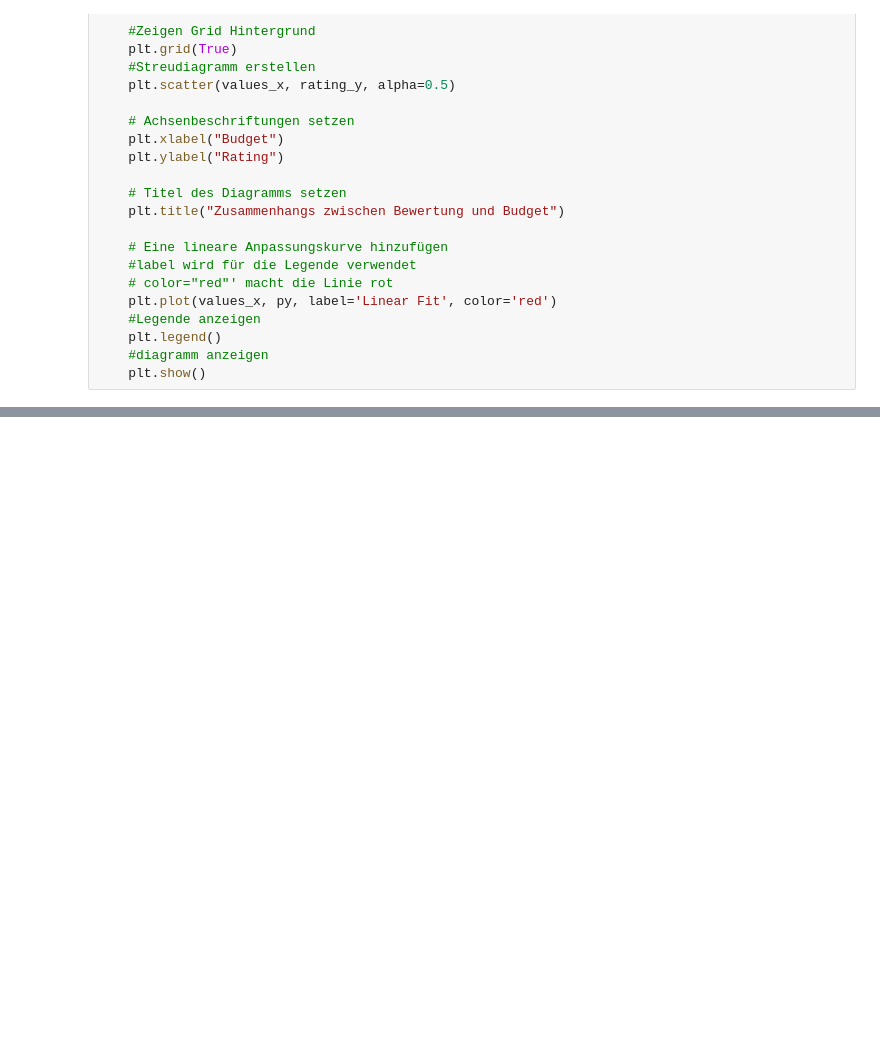
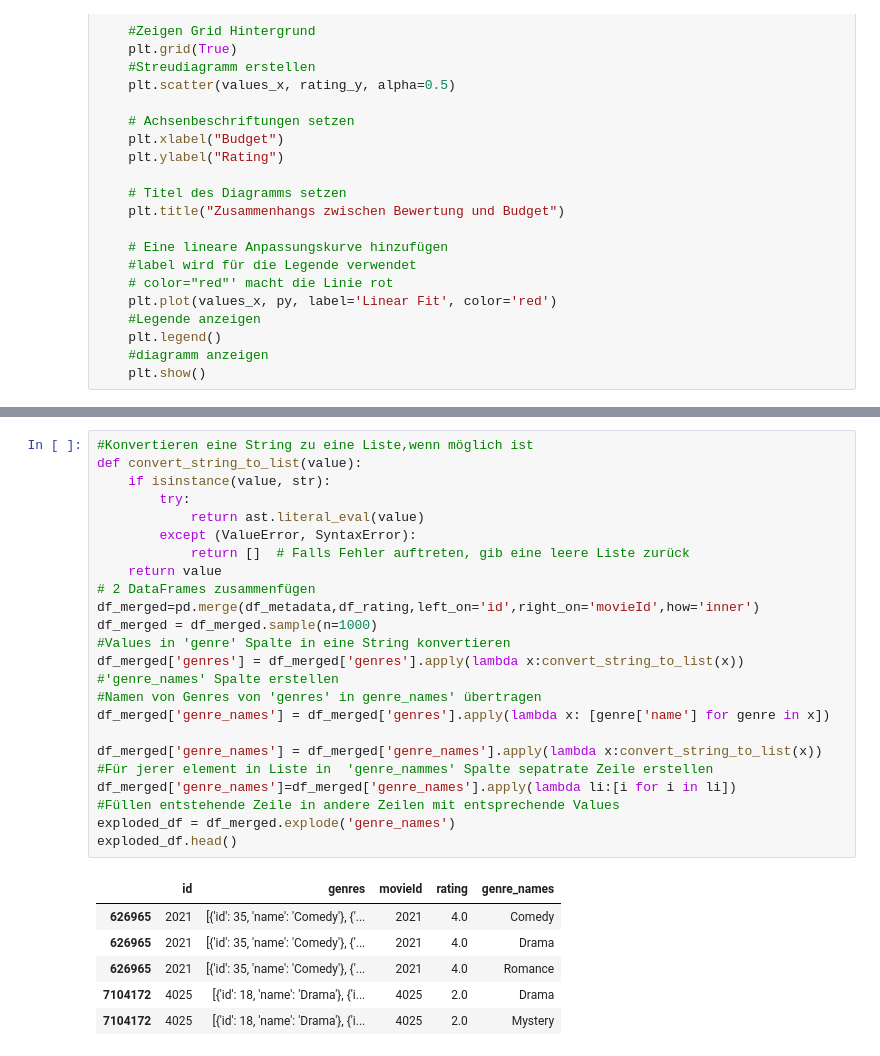
Before and after one commit to Pavloria/Movie-Ratings-Analysis, a Jupyter notebook: rating_analysis.ipynb, the cells around one changed output, grey strips where cells are left out. Drawn from its saved outputs; the diff is of its cells as text; blank space fills up the shorter version.

Commit message:
Andere Structure

```diff
--- a/rating_analysys.ipynb
+++ b/rating_analysis.ipynb
@@ -86,0 +125,31 @@ show_rating_correlation('Budget',values_x,rating_y)
+# %%
+#Konvertieren eine String zu eine Liste,wenn möglich ist
+def convert_string_to_list(value):
+    if isinstance(value, str):
+        try:
+            return ast.literal_eval(value)
+        except (ValueError, SyntaxError):
+            return []  # Falls Fehler auftreten, gib eine leere Liste zurück
+    return value
+# 2 DataFrames zusammenfügen
+df_merged=pd.merge(df_metadata,df_rating,left_on='id',right_on='movieId',how='inner')
+df_merged = df_merged.sample(n=1000)
+#Values in 'genre' Spalte in eine String konvertieren
+df_merged['genres'] = df_merged['genres'].apply(lambda x:convert_string_to_list(x))
+#'genre_names' Spalte erstellen
+#Namen von Genres von 'genres' in genre_names' übertragen
+df_merged['genre_names'] = df_merged['genres'].apply(lambda x: [genre['name'] for genre in x])
+
+df_merged['genre_names'] = df_merged['genre_names'].apply(lambda x:convert_string_to_list(x))
+#Für jerer element in Liste in  'genre_nammes' Spalte sepatrate Zeile erstellen
+df_merged['genre_names']=df_merged['genre_names'].apply(lambda li:[i for i in li])
+#Füllen entstehende Zeile in andere Zeilen mit entsprechende Values
+exploded_df = df_merged.explode('genre_names')
+exploded_df.head()
+# %% [output]
+|  | id | genres | movieId | rating | genre_names |
+| 626965 | 2021 | [{'id': 35, 'name': 'Comedy'}, {'... | 2021 | 4.0 | Comedy |
+| 626965 | 2021 | [{'id': 35, 'name': 'Comedy'}, {'... | 2021 | 4.0 | Drama |
+| 626965 | 2021 | [{'id': 35, 'name': 'Comedy'}, {'... | 2021 | 4.0 | Romance |
+| 7104172 | 4025 | [{'id': 18, 'name': 'Drama'}, {'i... | 4025 | 2.0 | Drama |
+| 7104172 | 4025 | [{'id': 18, 'name': 'Drama'}, {'i... | 4025 | 2.0 | Mystery |
```
Also changed, not shown: parts of 7 cells of this notebook, 5 other files.
